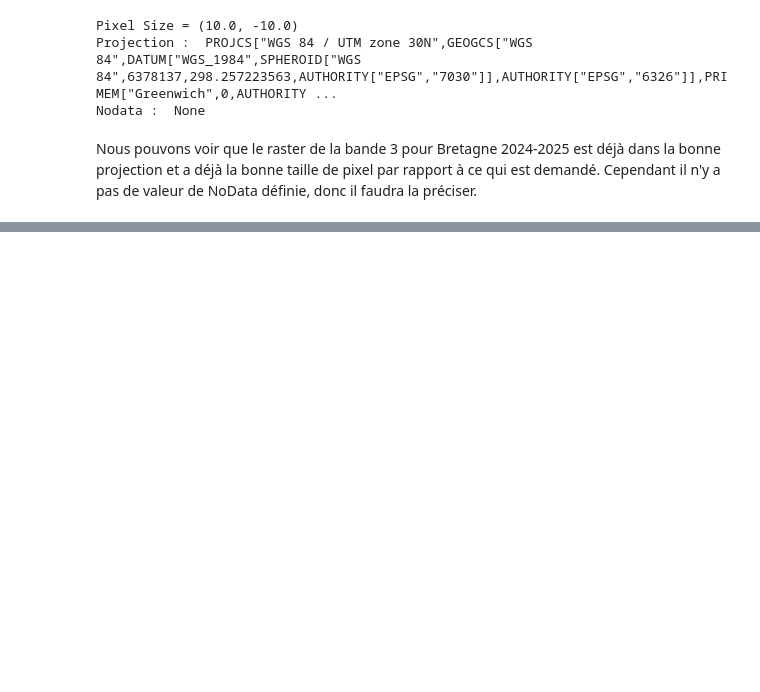
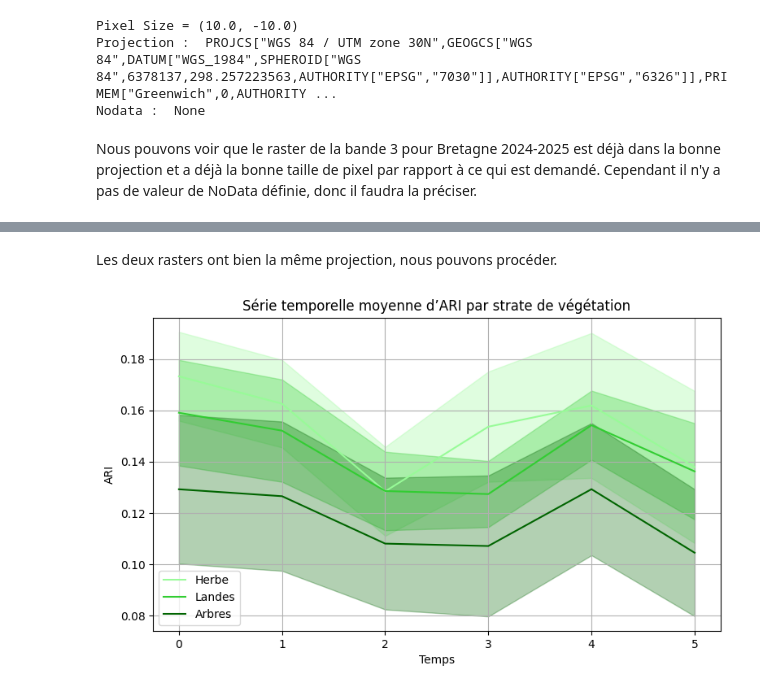
Before and after one commit to nicolas-requin/projet_landes, a Jupyter notebook: projet_telea_REQUIN_NICOLAS.ipynb, the cells around one changed output, grey strips where cells are left out. Saved outputs shown, nothing was run; the diff lists cells and outputs as text; code cells hidden in the pictures; blank space fills up the shorter version.

Commit message:
Graphe moyenne ARI par strate

```diff
--- a/projet_telea_REQUIN_NICOLAS.ipynb
+++ b/projet_telea_REQUIN_NICOLAS.ipynb
@@ -145,0 +162,50 @@ my_function.write_image_nd(
+# %% [markdown]
+Les deux rasters ont bien la même projection, nous pouvons procéder.
+# %%
+from libsigma import classification as cla
+
+dict_X, Y, dict_t = cla.get_samples_from_roi(
+    raster_name="../results/ARI_serie_temp.tif",
+    roi_name="../results/PI_strates_bretagne_32630.tif",
+    output_fmt='by_label'
+)
+
+#Calcul moyennes et écarts types
+stats = {}
+
+for label, X in dict_X.items():
+    stats[label] = {
+        "mean": X.mean(axis=0),
+        "std": X.std(axis=0)
+    }
+
+#On trace le plot
+fig, ax = plt.subplots(figsize=(9, 5))
+
+colors = ['palegreen', 'limegreen', 'darkgreen']
+labels = ['Herbe', 'Landes', 'Arbres']
+
+time = np.arange(next(iter(stats.values()))["mean"].shape[0])
+
+for lab, color, name in zip(stats.keys(), colors, labels):
+    mean = stats[lab]["mean"]
+    std = stats[lab]["std"]
+
+    ax.plot(time, mean, color=color, label=name)
+    ax.fill_between(
+        time,
+        mean - std,
+        mean + std,
+        color=color,
+        alpha=0.3
+    )
+
+ax.set_xlabel("Temps")
+ax.set_ylabel("ARI")
+ax.set_title("Série temporelle moyenne d’ARI par strate de végétation")
+ax.legend()
+ax.grid(True)
+
+plt.show()
+# %% [output]
+[figure, added]
```
Also changed, not shown: parts of 3 cells of this notebook, 2 other files.
